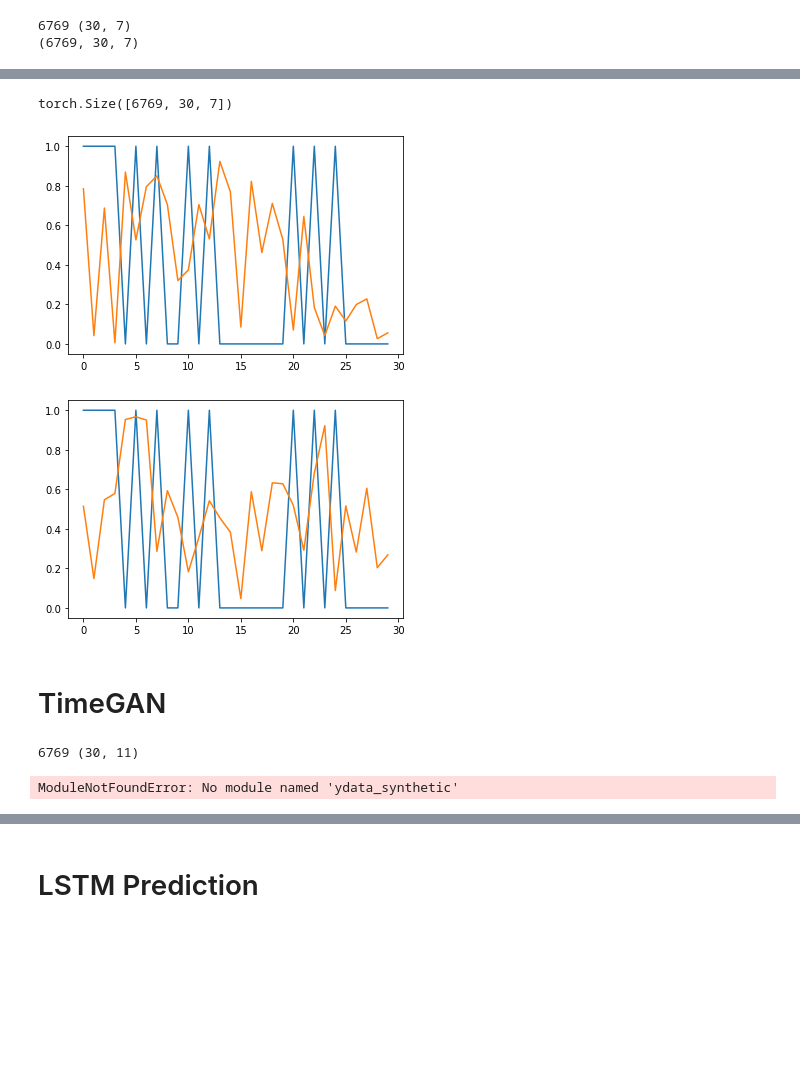
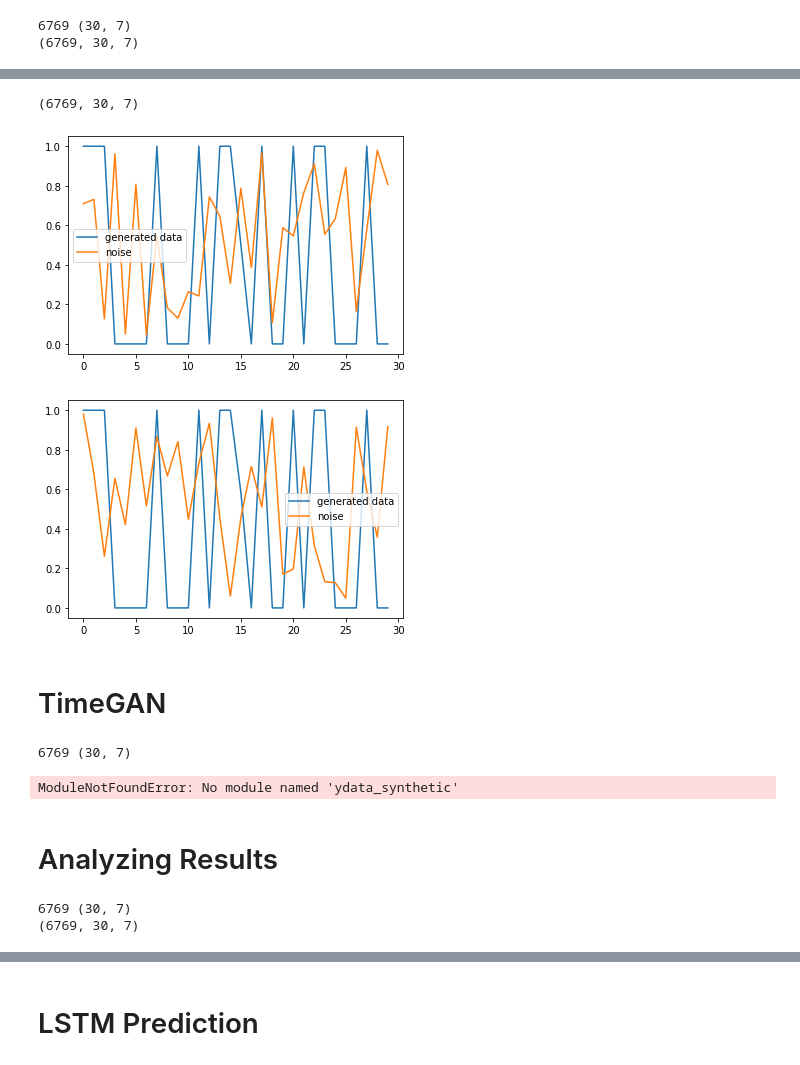
Before and after one commit to ofilion/financial-data-generation, a Jupyter notebook: Project.ipynb, the cells around one changed output, grey strips where cells are left out. Saved outputs shown, nothing was run; the diff lists cells and outputs as text; code cells hidden in the pictures; blank space fills up the shorter version.

```diff
--- a/Project.ipynb
+++ b/Project.ipynb
@@ -148,7 +148,8 @@ def train_gan(true_data, training_steps,lr = 0.001):
 # %%
 # define minmax scaler
 scaler = MinMaxScaler()
-
+df = pd.read_csv("./data/features.csv")
+df['Date'] = pd.to_datetime(df['Date'])
 # set index to date
 try:
     df = df.set_index('Date').sort_index()
@@ -169,5 +170,5 @@ print(data.shape)
 6769 (30, 7)
 (6769, 30, 7)
 # %%
-gen, disc = train_gan(reshaped_data, 1000,0.005)
+gen, disc = train_gan(reshaped_data, 500,0.005)
 # %% [output]
@@ -195,24 +186,27 @@ epoch:  950 discriminator loss:  0.0020509527530521154
 noise = torch.rand(reshaped_data.shape[0], reshaped_data.shape[1])
 generated_data = gen(noise)
 generated_data = generated_data.reshape(data.shape[0],data.shape[1],data.shape[2])
+generated_data = generated_data.detach().numpy()
 # %%
 generated_data.shape
 # %% [output]
-torch.Size([6769, 30, 7])
+(6769, 30, 7)
 # %%
-plt.plot(generated_data[0,:,0].detach().numpy(),label='generated data')
+plt.plot(generated_data[0,:,0],label='generated data')
 noise_0 = noise[0].reshape(30,7)[:,0]
 plt.plot(noise_1,label = 'noise')
+plt.legend()
 plt.show()
 # %% [output]
-[figure, old version]
+[figure, new version]
 # %%
-plt.plot(generated_data[1,:,0].detach().numpy(),label='generated data')
+plt.plot(generated_data[1,:,0],label='generated data')
 noise_1 = noise[0].reshape(30,7)[:,1]
 plt.plot(noise_1,label = 'noise')
+plt.legend()
 plt.show()
 # %% [output]
-[figure, old version]
+[figure, new version]
 # %% [markdown]
 # TimeGAN
 # %%
@@ -231,7 +225,7 @@ data = prep_data(df.values, 30, scaler)
 # check size
 print(len(data), data[0].shape)
 # %% [output]
-6769 (30, 11)
+6769 (30, 7)
 # %%
 seq_len = 30        # Timesteps
 n_seq = 11          # Features
@@ -267,3 +261,29 @@ synth_data = np.array(synth_data)
 import pickle as pkl
 with open('generated.pkl','wb') as f:
     pkl.dump(synth_data, f)
+# %% [markdown]
+# Analyzing Results
+# %%
+# define minmax scaler
+scaler = MinMaxScaler()
+df = pd.read_csv("./data/features.csv")
+df['Date'] = pd.to_datetime(df['Date'])
+# set index to date
+try:
+    df = df.set_index('Date').sort_index()
+except:
+    df = df
+
+# prep data
+df = df.drop(['Close-MA 20D', 'RSI 14D','Realized Volatility 30D','VIX Move'], axis=1)
+data = prep_data(df.values, 30, scaler)
+
+# check size
+print(len(data), data[0].shape)
+data = np.array(data)
+reshaped_data =  data.reshape(len(data),data.shape[1]*data.shape[2])
+
+print(data.shape)
+# %% [output]
+6769 (30, 7)
+(6769, 30, 7)
```
Also changed, not shown: parts of 18 cells of this notebook.
